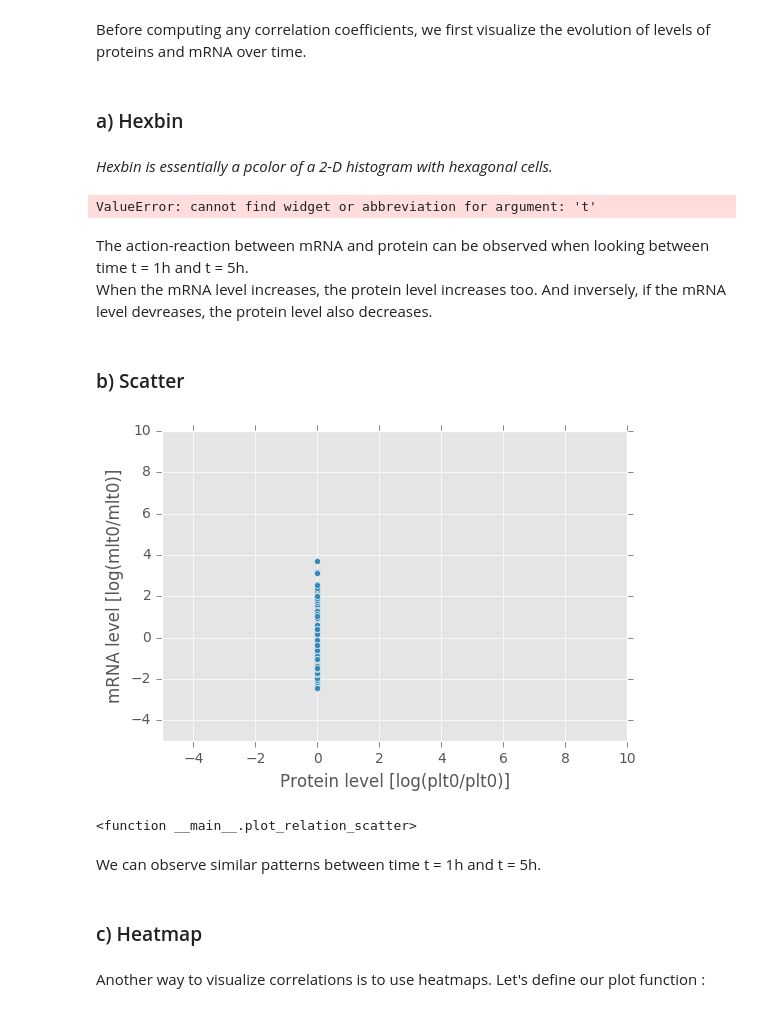
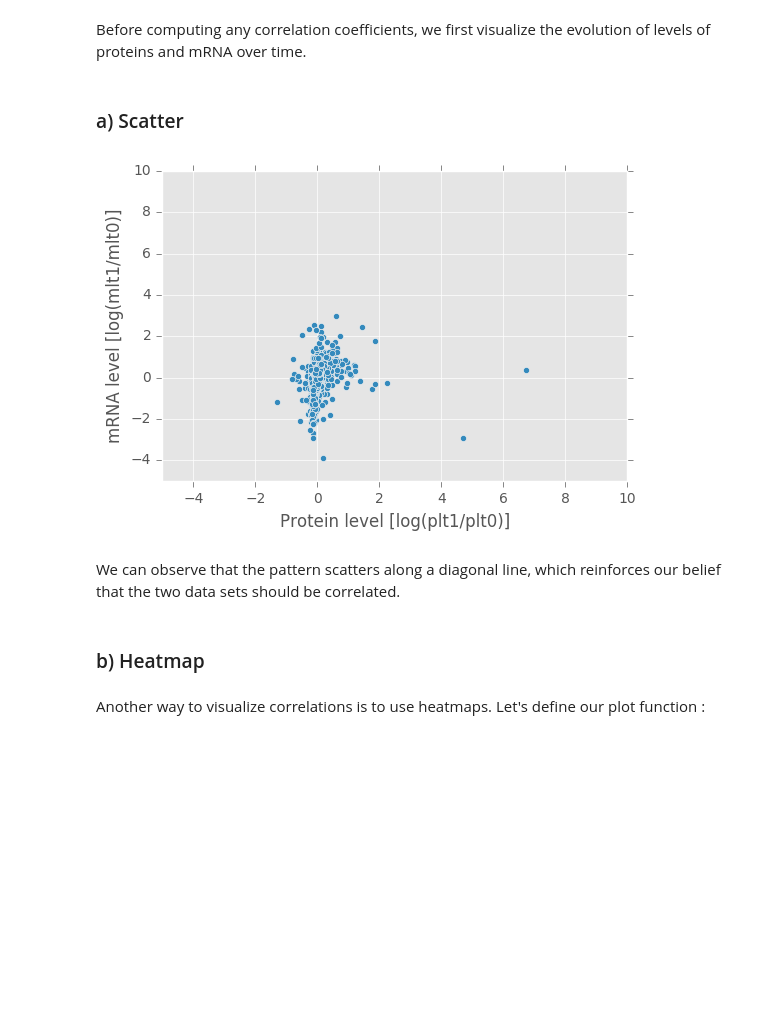
Before and after one commit to lfkrapp/easy-pancake, a Jupyter notebook: 2 - Correlation.ipynb, the cells around one changed output. Saved outputs shown, nothing was run; the diff lists cells and outputs as text; code cells hidden in the pictures; blank space fills up the shorter version.

```diff
--- a/2 - Correlation.ipynb
+++ b/2 - Correlation.ipynb
@@ -35,57 +35,29 @@ data = pd.read_csv('data/data_norm.csv', index_col=0, header=[0, 1])
 # %% [markdown]
 Before computing any correlation coefficients, we first visualize the evolution of levels of proteins and mRNA over time.
 # %% [markdown]
-### a) Hexbin
+### a) Scatter
-# %% [markdown]
-*Hexbin is essentially a pcolor of a 2-D histogram with hexagonal cells.*
 # %%
-x_min = -3
-x_max = 3
-y_min = -3
-y_max = 3
-nbins = 40
+x_min = -5
+x_max = 10
+y_min = -5
+y_max = 10
 
-def plot_relation_hexbin(t):
-    fig, ax = plt.subplots()
-    hx = ax.hexbin(np.log(data_without_norm)["prot", 'h'+str(t)],
-                   np.log(data_without_norm)["mRNA", 'h'+str(t)],
-                   cmap='Greens', gridsize=nbins, extent=[x_min, x_max, y_min, y_max])
-    fig.colorbar(hx)
+def plot_relation_scatter(t):
+    np.log(data_without_norm).plot(kind='scatter', x=("prot", 'h'+str(t)), y=("mRNA", 'h'+str(t)))
+    #data_set.plot(kind='scatter', x='t'+str(t)+'p', y='t'+str(t)+'m')
+    plt.xlim([x_min, x_max])
+    plt.ylim([y_min, y_max])
     plt.xlabel('Protein level [log(plt'+str(t)+'/plt0)]')
     plt.ylabel('mRNA level [log(mlt'+str(t)+'/mlt0)]')
     plt.show()
 
-interact(plot_relation_hexbin, t=IntSlider(min=0, max=9))
+interact(plot_relation_scatter, t=IntSlider(min=0, max=10))
 # %% [output]
-ValueError: cannot find widget or abbreviation for argument: 't'
+[figure, added]
-# %% [markdown]
-The action-reaction between mRNA and protein can be observed when looking between time t = 1h and t = 5h.<br/>
-When the mRNA level increases, the protein level increases too. And inversely, if the mRNA level devreases, the protein level also decreases.
+# %% [markdown]
+We can observe that the pattern scatters along a diagonal line, which reinforces our belief that the two data sets should be correlated.
 # %% [markdown]
-### b) Scatter
+### b) Heatmap
-# %%
-x_min = -5
-x_max = 10
-y_min = -5
-y_max = 10
-
-def plot_relation_scatter(t):
-    np.log(data_without_norm).plot(kind='scatter', x=("prot", 'h'+str(t)), y=("mRNA", 'h'+str(t)))
-    #data_set.plot(kind='scatter', x='t'+str(t)+'p', y='t'+str(t)+'m')
-    plt.xlim([x_min, x_max])
-    plt.ylim([y_min, y_max])
-    plt.xlabel('Protein level [log(plt'+str(t)+'/plt0)]')
-    plt.ylabel('mRNA level [log(mlt'+str(t)+'/mlt0)]')
-    plt.show()
-
-interact(plot_relation_scatter, t=IntSlider(min=0, max=9))
-# %% [output]
-[figure, removed]
-<function __main__.plot_relation_scatter>
-# %% [markdown]
-We can observe similar patterns between time t = 1h and t = 5h.
-# %% [markdown]
-### c) Heatmap
 # %% [markdown]
 Another way to visualize correlations is to use heatmaps. Let's define our plot function :
 # %%
```
Also changed, not shown: parts of 1 cell of this notebook.
